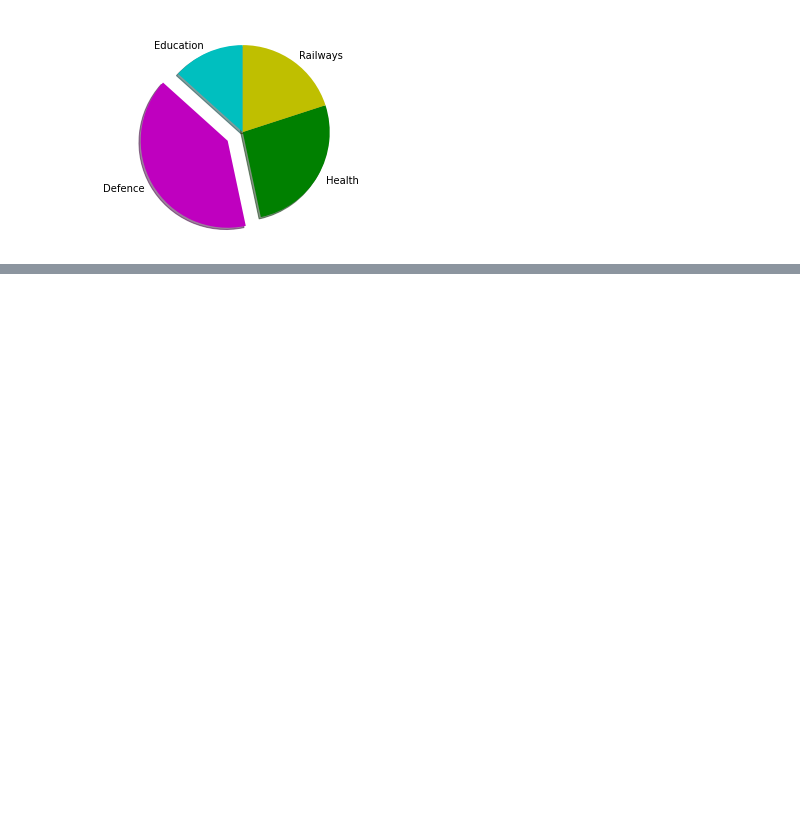
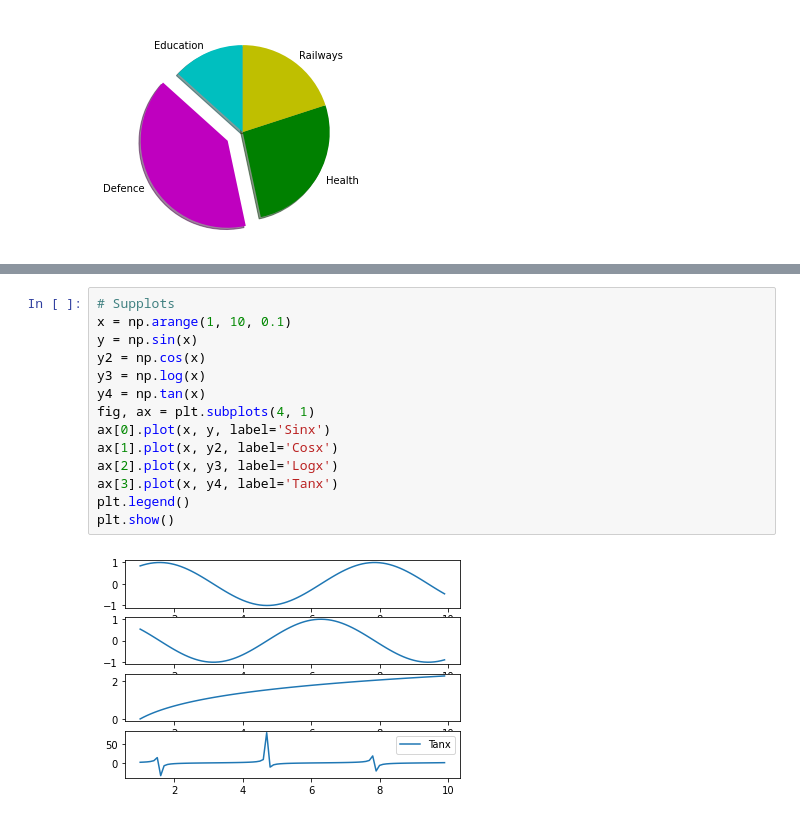
Before and after one commit to pkmariya/Python, a Jupyter notebook: MariyaMatPlotLib.ipynb, the cells around one changed output, grey strips where cells are left out. Cells and saved outputs as stored; diff of their text form; blank space fills up the shorter version.

```diff
--- a/MariyaMatPlotLib.ipynb
+++ b/MariyaMatPlotLib.ipynb
@@ -400,0 +413,16 @@ plt.show()
+# %%
+# Supplots
+x = np.arange(1, 10, 0.1)
+y = np.sin(x)
+y2 = np.cos(x)
+y3 = np.log(x)
+y4 = np.tan(x)
+fig, ax = plt.subplots(4, 1)
+ax[0].plot(x, y, label='Sinx')
+ax[1].plot(x, y2, label='Cosx')
+ax[2].plot(x, y3, label='Logx')
+ax[3].plot(x, y4, label='Tanx')
+plt.legend()
+plt.show()
+# %% [output]
+[figure, added]
```
Also changed, not shown: parts of 2 cells of this notebook.
